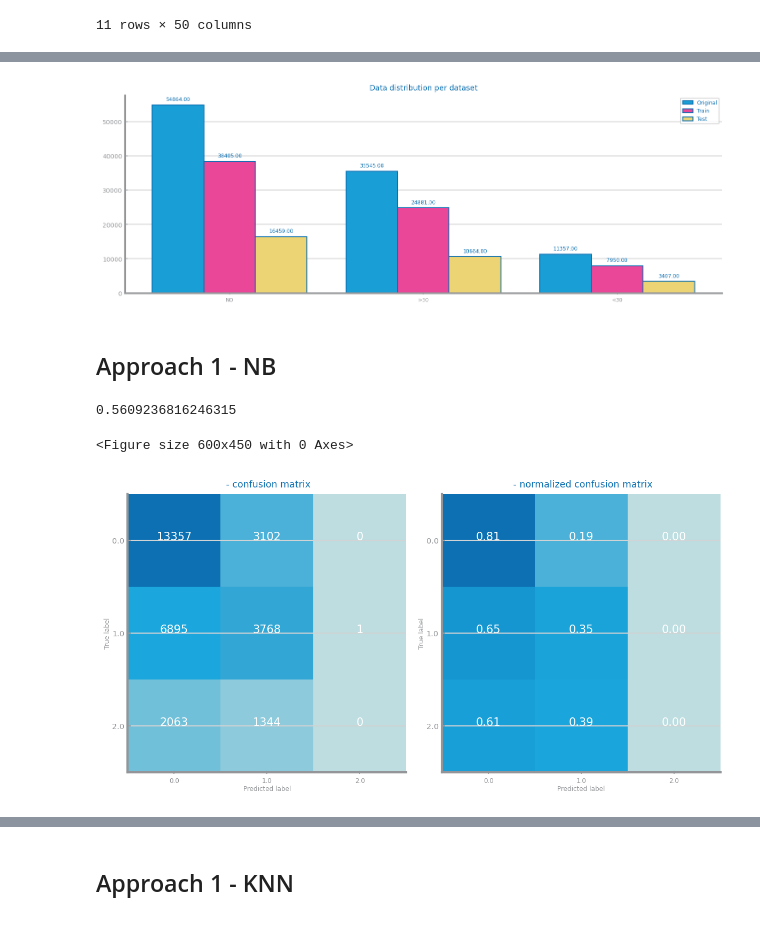
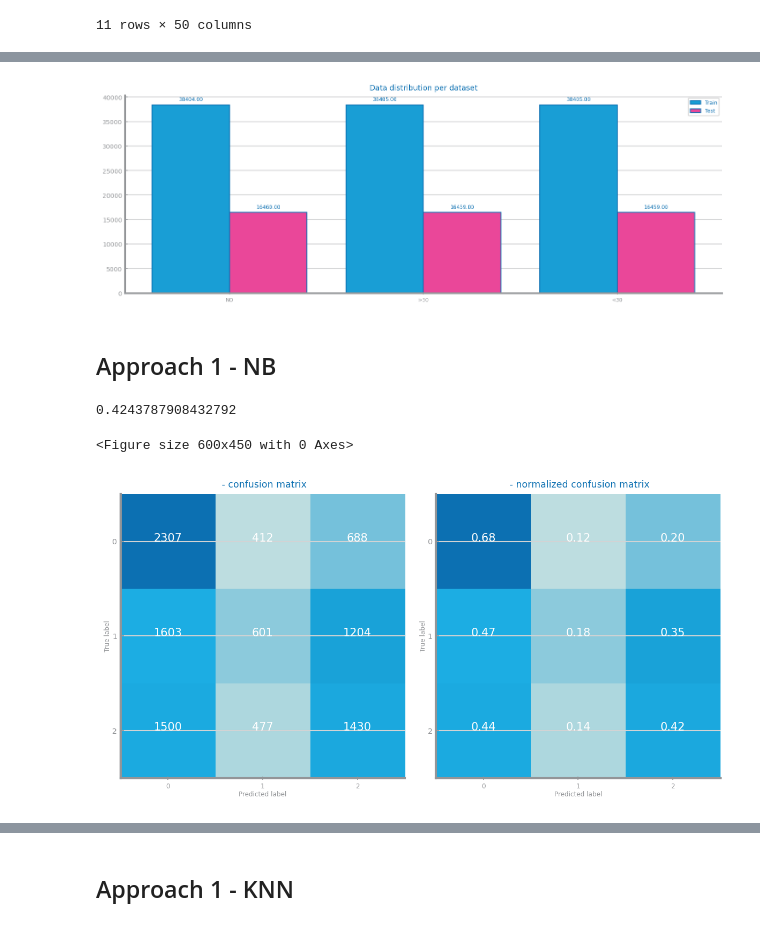
Before and after one commit to AthomsG/data_science, a Jupyter notebook: Lab02/set1.ipynb, the cells around one changed output, grey strips where cells are left out. Cells and saved outputs as stored; diff of their text form; code cells hidden in the pictures.

Commit message:
Adicionei os resultados do LAB04 para o dataset da diabetes

```diff
--- a/Lab02/set1.ipynb
+++ b/Lab02/set1.ipynb
@@ -233,0 +239,7 @@ df.describe(include='all')
+# %%
+import pandas as pd
+
+file_path='../datasets/Processed_datasets/Lab03/'
+file_name=['over_sampling.csv', 'under_sampling.csv', 'smote.csv']
+
+dataset=pd.read_csv(file_path+file_name[2])
@@ -234,37 +251,36 @@ df.describe(include='all')
 # %%
 import numpy as np
 from pandas import read_csv, concat, unique, DataFrame
 import matplotlib.pyplot as plt
 import ds_charts as ds
 from ds_charts import multiple_bar_chart
 from sklearn.model_selection import train_test_split
 
-dataset = read_csv('datasets/diabetic_mv_most_frequent.csv')
 target = 'readmitted'
-values = {}
+#values = {}
 
-values['Original'] = [len(dataset[dataset[target] == 0]), len(dataset[data_encoded[target] == 1]), len(dataset[dataset[target] == 2] )]
+#values['Original'] = [len(dataset[dataset[target] == 0]), len(dataset[data_encoded[target] == 1]), len(dataset[dataset[target] == 2] )]
 
 y = dataset.pop(target).values
 X = dataset.values
 labels = unique(y)
 labels.sort()
 
 trnX, tstX, trnY, tstY = train_test_split(X, y, train_size=0.7, stratify=y)
 
 train = concat([DataFrame(trnX, columns=dataset.columns), DataFrame(trnY,columns=[target])], axis=1)
 #train.to_csv(f'datasets/{file_name}_approach1_train.csv', index=False)
 
 test = concat([DataFrame(tstX, columns=dataset.columns), DataFrame(tstY,columns=[target])], axis=1)
 #test.to_csv(f'datasets/{file_name}_approach1_test.csv', index=False)
 values['Train'] = [len(np.delete(trnY, np.argwhere(trnY!=0))), len(np.delete(trnY, np.argwhere(trnY!=1))), len(np.delete(trnY, np.argwhere(trnY!=2)))]
 values['Test'] = [len(np.delete(tstY, np.argwhere(tstY!=0))), len(np.delete(tstY, np.argwhere(tstY!=1))), len(np.delete(tstY, np.argwhere(tstY!=2)))]
 
 plt.figure(figsize=(12,4))
 multiple_bar_chart(['NO','>30','<30'], values, title='Data distribution per dataset')
 plt.show()
 # %% [output]
-[figure, old version]
+[figure, new version]
 # %% [markdown]
 ## Approach 1 - NB
 # %%
@@ -289,7 +305,7 @@ plot_confusion_matrix(confusion_matrix(tstY, prd_tst, labels=labels), labels, ax
 plt.tight_layout()
 plt.show()
 # %% [output]
-0.5609236816246315
+0.4243787908432792
 <Figure size 600x450 with 0 Axes>
-[figure, old version]
+[figure, new version]
 # %%
```
Also changed, not shown: parts of 7 cells of this notebook, 41 other files.
